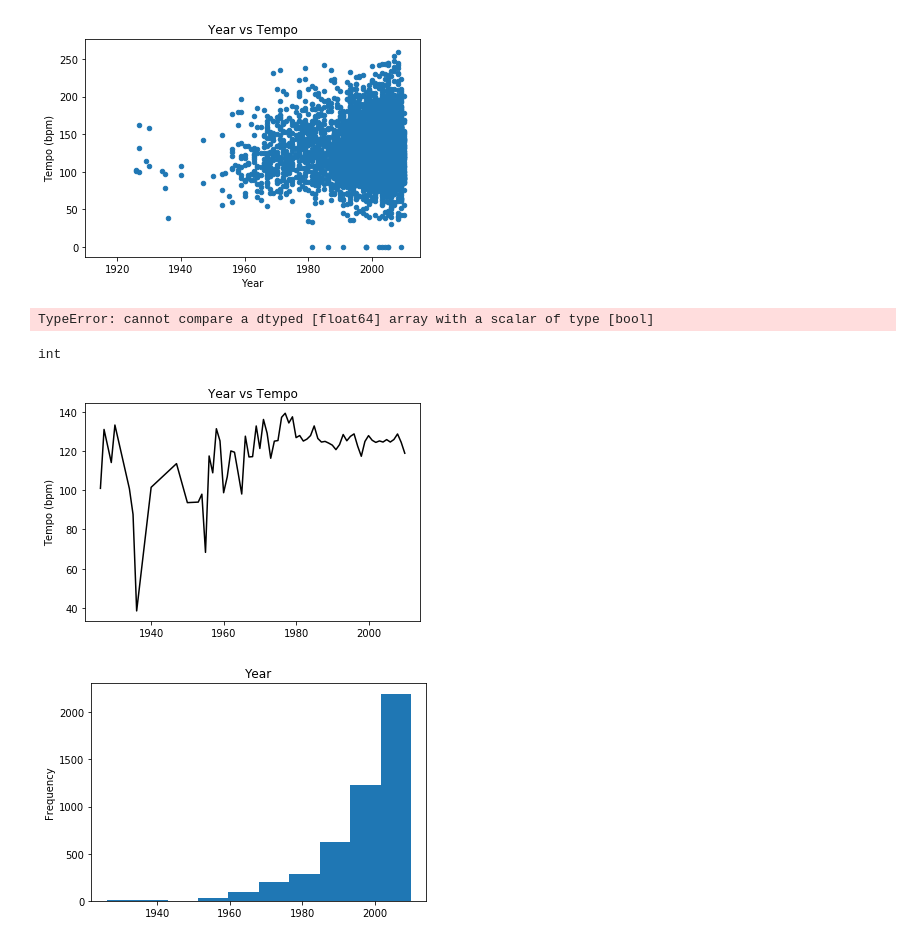
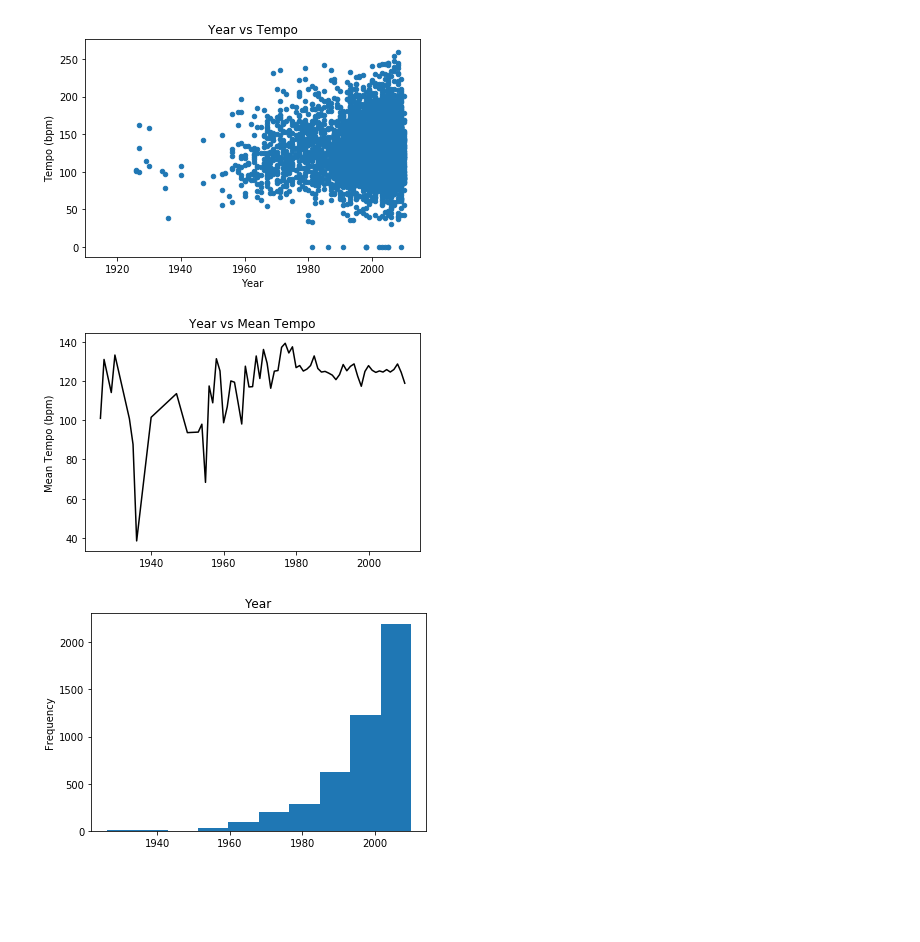
Before and after one commit to thefirebanks/SongPope, a Jupyter notebook: prelim_data_anal_Kyelee.ipynb, the cells around one changed output. Cells and saved outputs as stored; diff of their text form; code cells hidden in the pictures; blank space fills up the shorter version.

```diff
--- a/prelim_data_anal_Kyelee.ipynb
+++ b/prelim_data_anal_Kyelee.ipynb
@@ -54,24 +54,18 @@ del years[0]
 # %%
 mean_tempo = []
 for i in range(len(years)):
-    mean_tempo.append(df[(df.Year == years[i] & df.Tempo != 0)].Tempo.mean())
+    mean_tempo.append(df[(df.Year == years[i])].Tempo.mean())
-# %% [output]
-TypeError: cannot compare a dtyped [float64] array with a scalar of type [bool]
-# %%
-type(years[0])
-# %% [output]
-int
 # %%
 fig = plt.figure()
 ax = fig.add_subplot(1, 1, 1)
 ax.plot(years, mean_tempo, '-k')
 # ax.set_xlim(1910, 2015)
-ax.set_title("Year vs Tempo")
-ax.set_ylabel("Tempo (bpm)")
-# plt.savefig('year_vs_tempo.png')
+ax.set_title("Year vs Mean Tempo")
+ax.set_ylabel("Mean Tempo (bpm)")
+plt.savefig('year_vs_meantempo.png')
 plt.show()
 # %% [output]
-[figure, old version]
+[figure, new version]
 # %%
 fig = plt.figure()
 ax = df[df.Year != 0]['Year'].plot.hist(legend = None)
```
